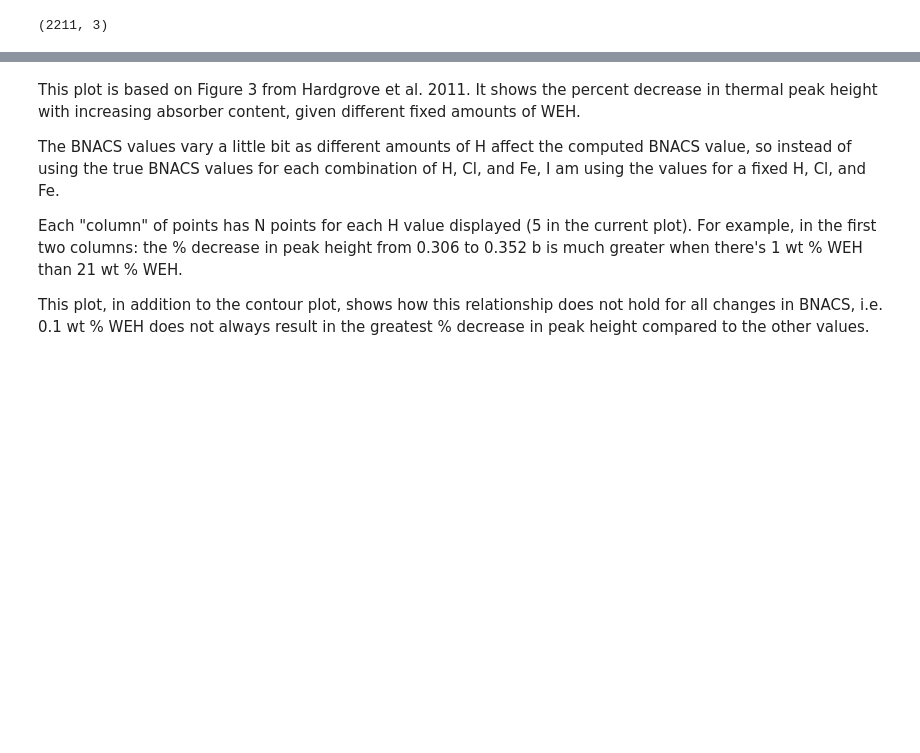
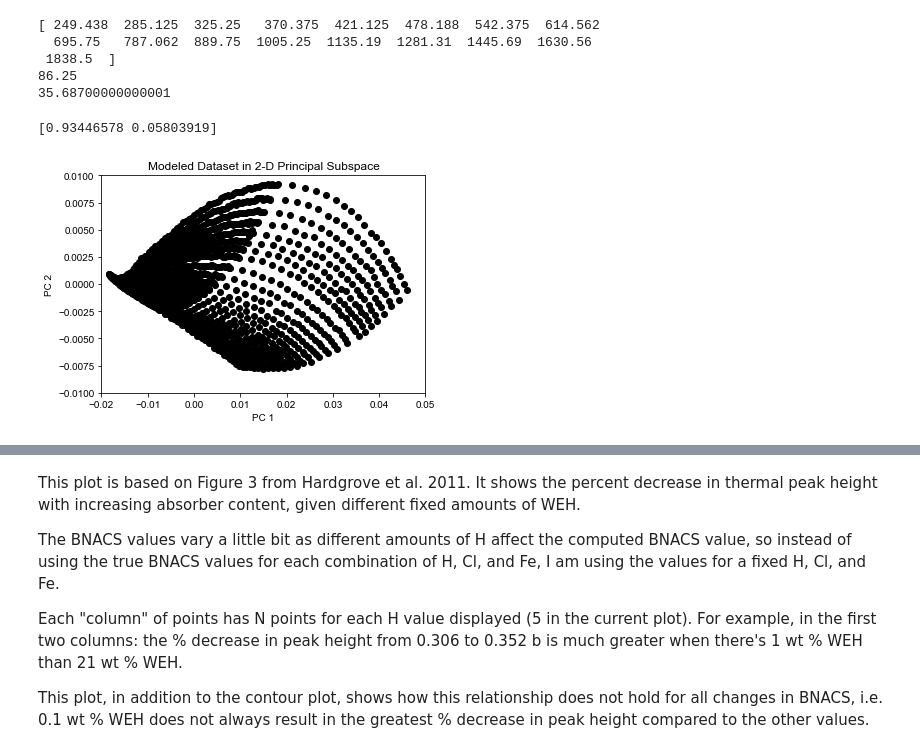
Before and after one commit to hannah-rae/dan_analysis, a Jupyter notebook: data_exploration.ipynb, the cells around one changed output, grey strips where cells are left out. Drawn from its saved outputs; the diff is of its cells as text; code cells hidden in the pictures; blank space fills up the shorter version.

```diff
--- a/data_exploration.ipynb
+++ b/data_exploration.ipynb
@@ -19,7 +32,33 @@ X.shape
+# %%
+bins = np.take(datasets.time_bins_dan, range(17,34))
+med_width = np.median([bins[i+1]-bins[i] for i in range(len(bins)-1)])
+min_width = np.min([bins[i+1]-bins[i] for i in range(len(bins)-1)])
+print bins
+print med_width
+print min_width
+# %% [output]
+[ 249.438  285.125  325.25   370.375  421.125  478.188  542.375  614.562
+  695.75   787.062  889.75  1005.25  1135.19  1281.31  1445.69  1630.56
+ 1838.5  ]
+86.25
+35.68700000000001
 # %%
 # Do PCA and transform data
-pca = PCA(n_components=3)
+pca = PCA(n_components=2)
 X_t = pca.fit_transform(X)
 X_t.shape
+print pca.explained_variance_ratio_
 # %% [output]
-(2211, 3)
+[0.93446578 0.05803919]
+# %%
+plt.scatter(X_t[:,0], X_t[:,1], color='k')
+plt.xlabel('PC 1')
+plt.ylabel('PC 2')
+plt.ylim(-0.01, 0.01)
+plt.xlim(-0.02,0.05)
+plt.gcf().subplots_adjust(left=0.15)
+
+plt.title('Modeled Dataset in 2-D Principal Subspace')
+plt.savefig('/Users/hannahrae/Documents/Grad School/DAN Manuscript/figures/modeled_manifold.pdf')
+# %% [output]
+[figure, added]
```
Also changed, not shown: parts of 36 cells of this notebook.
